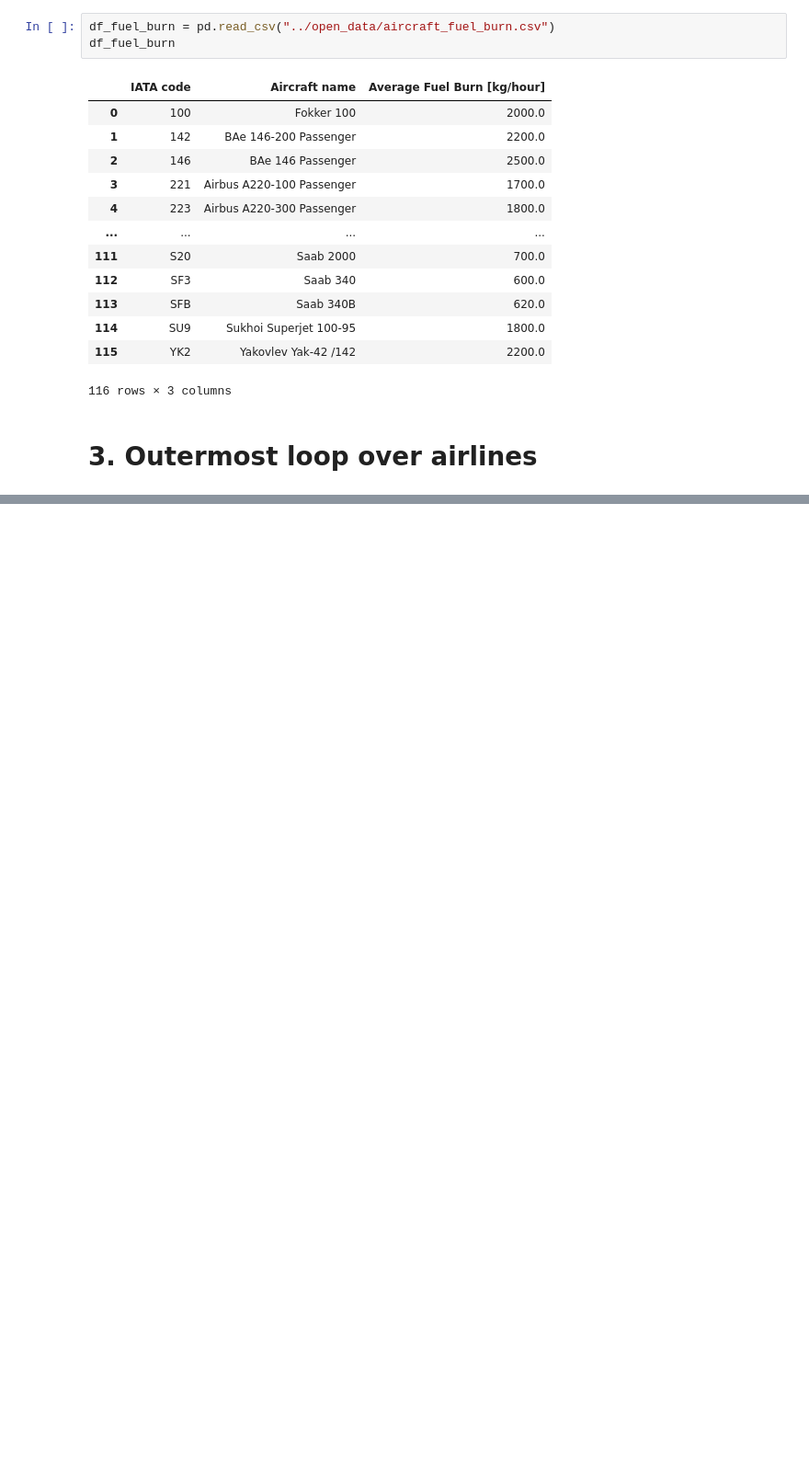
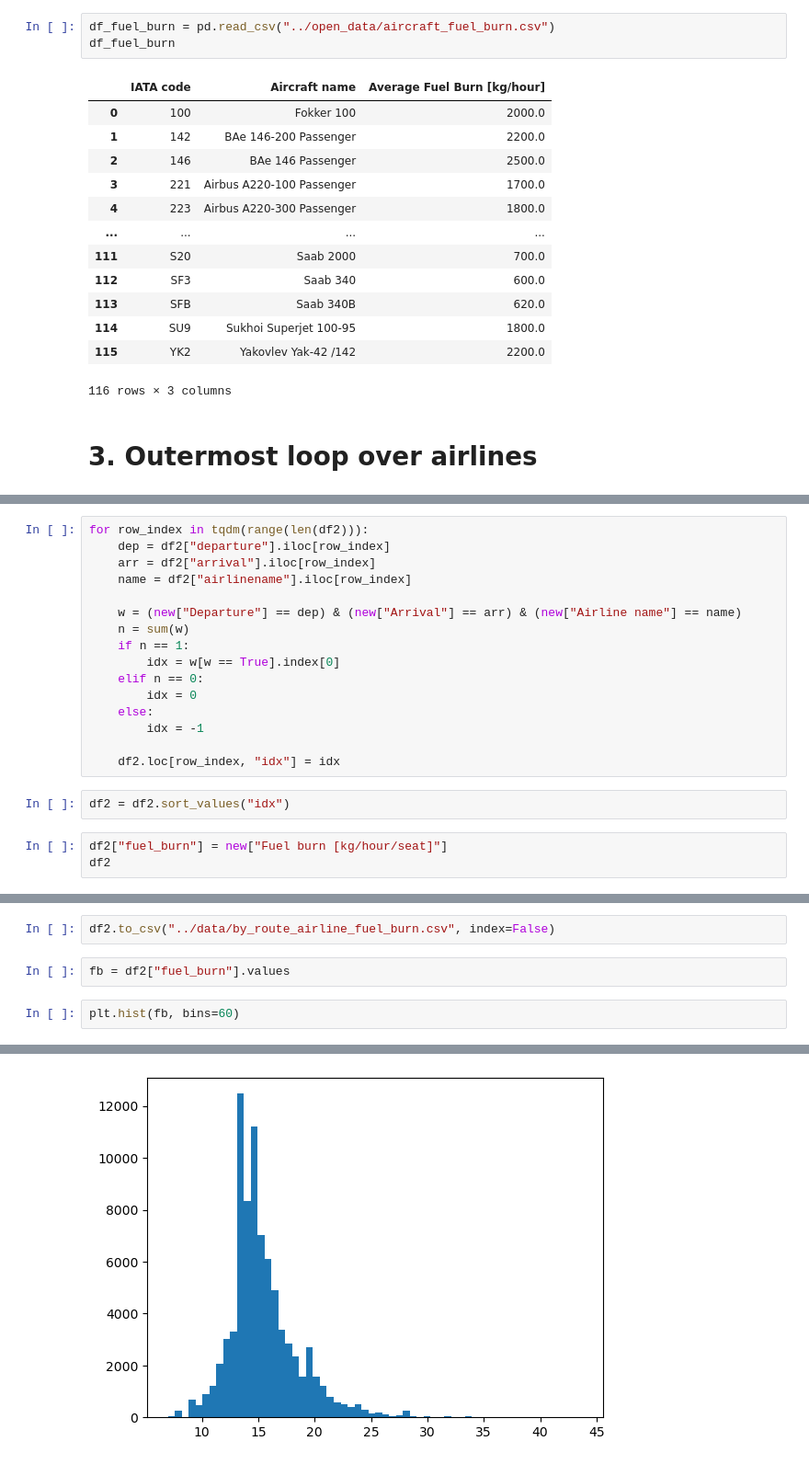
Before and after one commit to jorgecardleitao/aviation, a Jupyter notebook: plots/fuel_burn.ipynb, the cells around one changed output, grey strips where cells are left out. Shown at 92% size. Drawn from its saved outputs; the diff is of its cells as text; blank space fills up the shorter version.

```diff
--- a/plots/fuel_burn.ipynb
+++ b/plots/fuel_burn.ipynb
@@ -138,0 +162,21 @@ new
+# %%
+for row_index in tqdm(range(len(df2))):
+    dep = df2["departure"].iloc[row_index]
+    arr = df2["arrival"].iloc[row_index]
+    name = df2["airlinename"].iloc[row_index]
+
+    w = (new["Departure"] == dep) & (new["Arrival"] == arr) & (new["Airline name"] == name)
+    n = sum(w)
+    if n == 1:
+        idx = w[w == True].index[0]
+    elif n == 0:
+        idx = 0
+    else:
+        idx = -1
+
+    df2.loc[row_index, "idx"] = idx
+# %%
+df2 = df2.sort_values("idx")
+# %%
+df2["fuel_burn"] = new["Fuel burn [kg/hour/seat]"]
+df2
@@ -138,0 +197,7 @@ new
+# %%
+df2.to_csv("../data/by_route_airline_fuel_burn.csv", index=False)
+# %%
+fb = df2["fuel_burn"].values
+# %%
+plt.hist(fb, bins=60)
+# %% [output]
@@ -138,0 +221 @@ new
+[figure, added]
```
Also changed, not shown: parts of 7 cells of this notebook, 4 other files.
